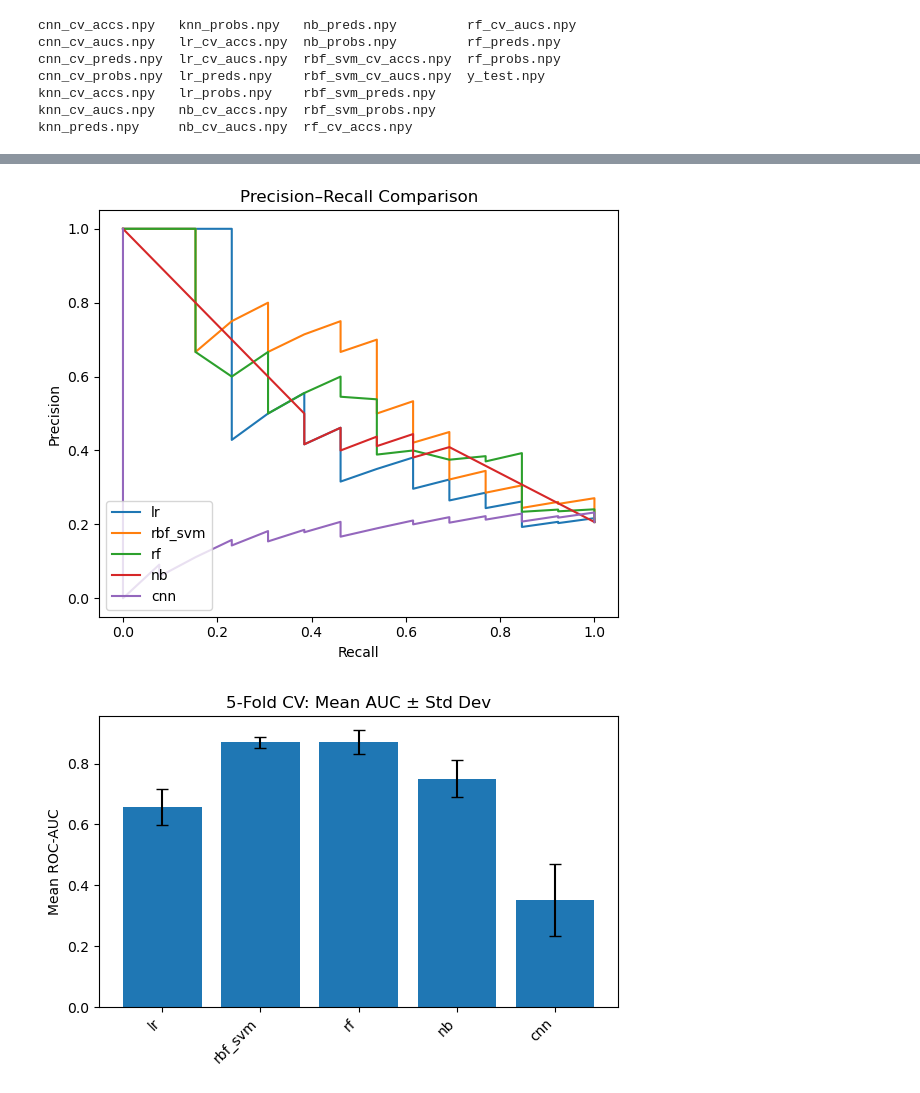
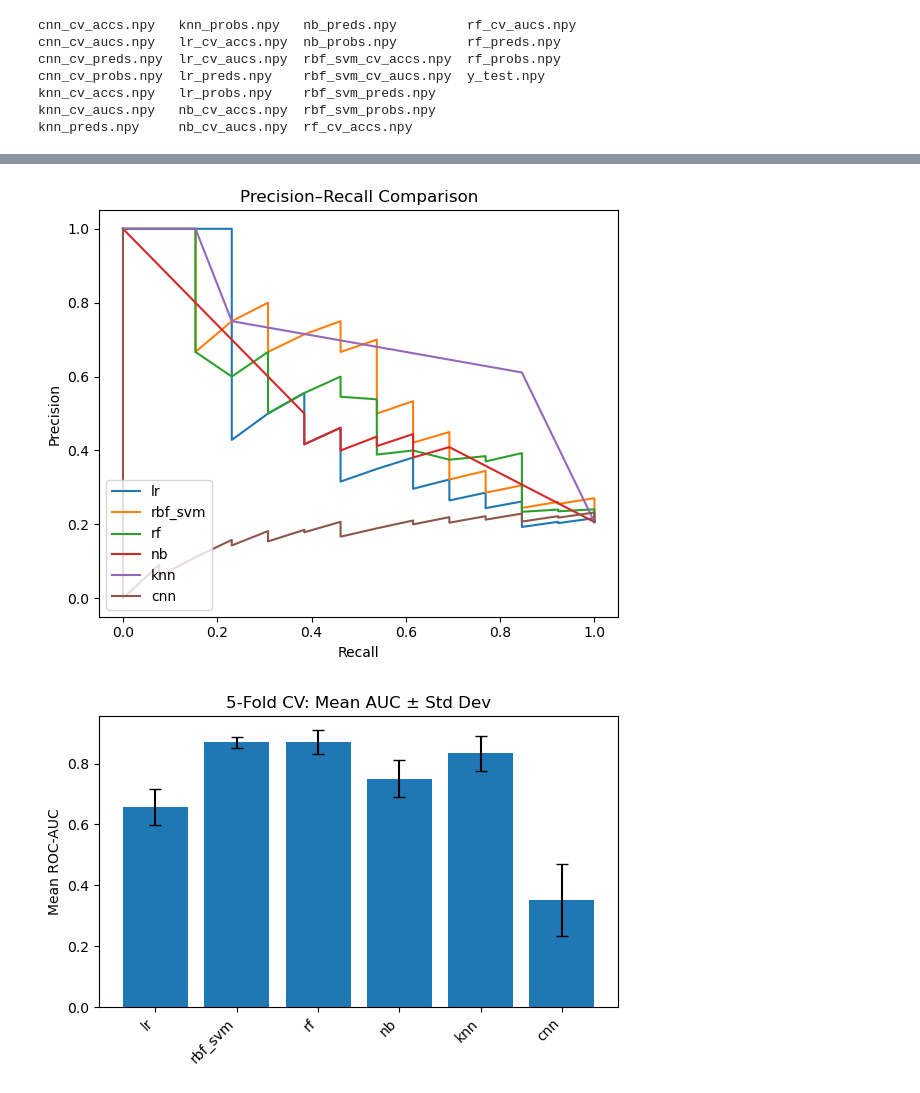
Before and after one commit to lyricalbants/ctc-ml-comparison, a Jupyter notebook: notebooks/04_cnn_training.ipynb, the cells around one changed output, grey strips where cells are left out. Saved outputs shown, nothing was run; the diff lists cells and outputs as text; code cells hidden in the pictures.

```diff
--- a/notebooks/04_cnn_training.ipynb
+++ b/notebooks/04_cnn_training.ipynb
@@ -322,6 +243,7 @@ y_prob_dict = {
     'rbf_svm':      np.load('../results/rbf_svm_probs.npy'),
     'rf':       np.load('../results/rf_probs.npy'),
     'nb':       np.load('../results/nb_probs.npy'),
+    'knn':       np.load('../results/knn_probs.npy'),
     'cnn':      np.load('../results/cnn_probs.npy', allow_pickle=True)
 }
 
@@ -382,2 +304,2 @@ plt.show()
-[figure, old version]
+[figure, new version]
-[figure, old version]
+[figure, new version]
```
Also changed, not shown: parts of 3 cells of this notebook, 4 other files.
